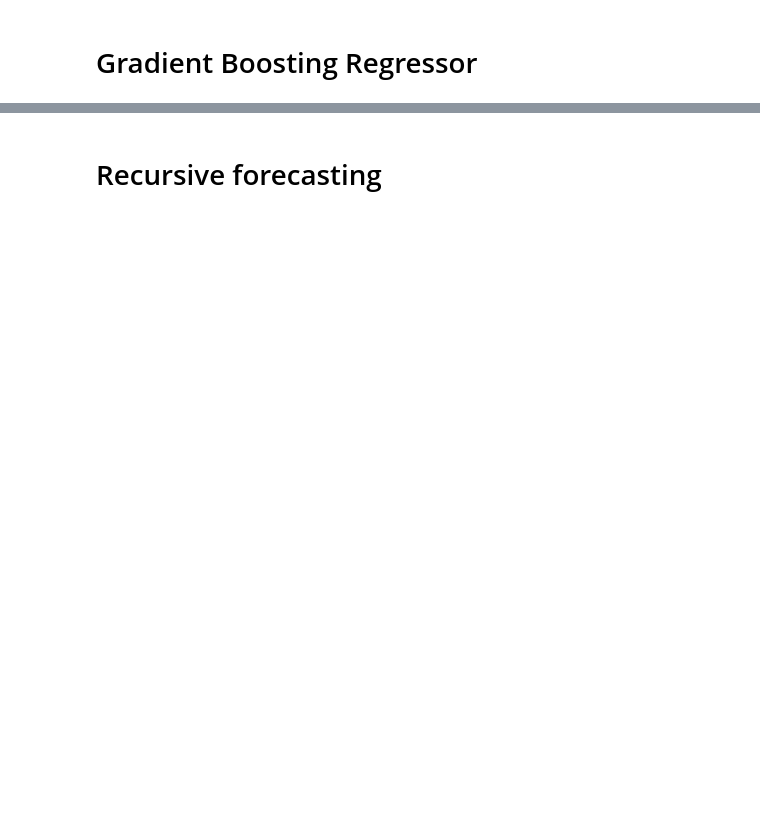
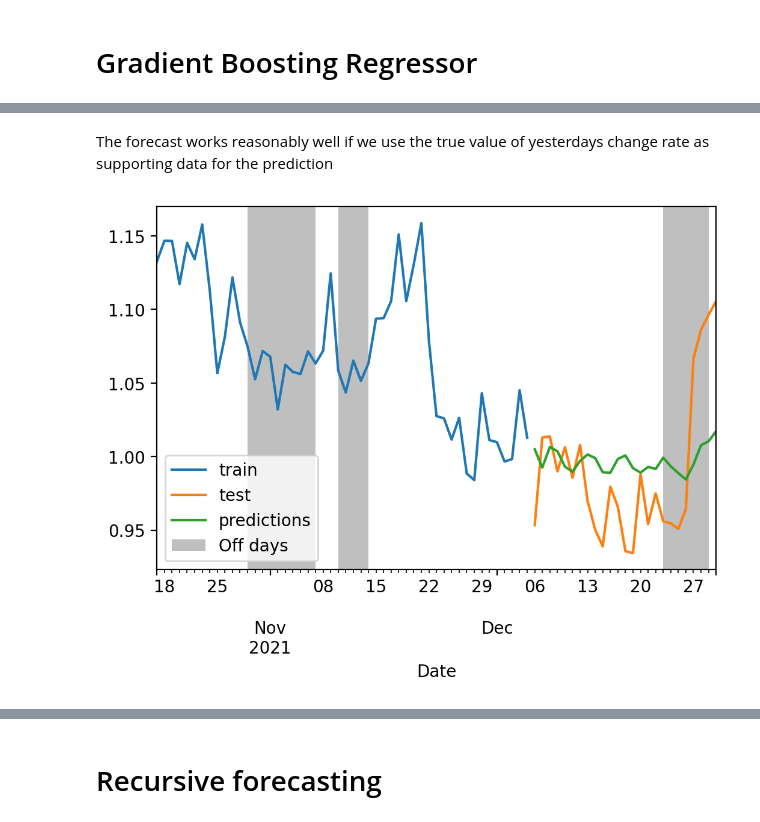
Before and after one commit to GruenerT/DS2_EMR_CoViD_eval, a Jupyter notebook: Seminar_CoViD_tristate_comparison.ipynb, the cells around one changed output, grey strips where cells are left out. Cells and saved outputs as stored; diff of their text form; code cells hidden in the pictures; blank space fills up the shorter version.

```diff
--- a/Seminar_CoViD_tristate_comparison.ipynb
+++ b/Seminar_CoViD_tristate_comparison.ipynb
@@ -236,22 +275,22 @@ from skforecast.ForecasterAutoregMultiOutput import ForecasterAutoregMultiOutput
 
 from joblib import dump, load
 
-def doRunSkForecaster():
-    fk_df = de_off_dfs[30].copy()
+def doRunSkForecaster(df, test_range, training_columns, refDf = None):
+    fk_df = df.copy()
 
-    test_range = 17
     data_train = fk_df[:-test_range]
     data_test = fk_df[-test_range:]
 
     regr = GradientBoostingRegressor(criterion='mae',loss='lad', random_state=1, **params)
     forecaster = ForecasterAutoreg( regressor = regr, lags = 100 )
-    forecaster.fit(y=data_train.NDRC_Sliding_Window, exog=data_train.loc[:, settings.training_columns])
-    # forecaster.fit(y=data_train.NDRC_Sliding_Window, exog=data_train.loc[:,['OffDay','OffDayFactor']])
-    predictions = forecaster.predict(steps=test_range, exog=data_test.loc[:, settings.training_columns])
-    # predictions = forecaster.predict(steps=test_range, exog=data_test.loc[:,['OffDay','OffDayFactor']])
+    forecaster.fit(y=data_train.NDRC_Sliding_Window, exog=data_train.loc[:, training_columns])
+    predictions = forecaster.predict(steps=test_range, exog=data_test.loc[:, training_columns])
 
     fig, ax = plt.subplots()
-    data_train[-test_range:].NDRC_Sliding_Window.plot(ax=ax, label='train')
+    if refDf is not None:
+        mask = (refDf.Date > data_train.index.min()) & (refDf.Date < data_test.index.max())
+        addDayOffStreaks(refDf.loc[mask], ax = ax, streakLabel='Off days')
+    data_train[-test_range*2:].NDRC_Sliding_Window.plot(ax=ax, label='train')
     data_test.NDRC_Sliding_Window.plot(ax=ax, label='test')
     predictions.plot(ax=ax, label='predictions')
     ax.legend()
@@ -260,0 +298,6 @@ def doRunSkForecaster():
+# %% [markdown]
+The forecast works reasonably well if we use the true value of yesterdays change rate as supporting data for the prediction
+# %%
+_ = doRunSkForecaster(nl_off_dfs[10], 25, settings.training_columns, refDf = nl_ref_df)
+# %% [output]
+[figure, added]
```
Also changed, not shown: parts of 22 cells of this notebook, 6 other files.
